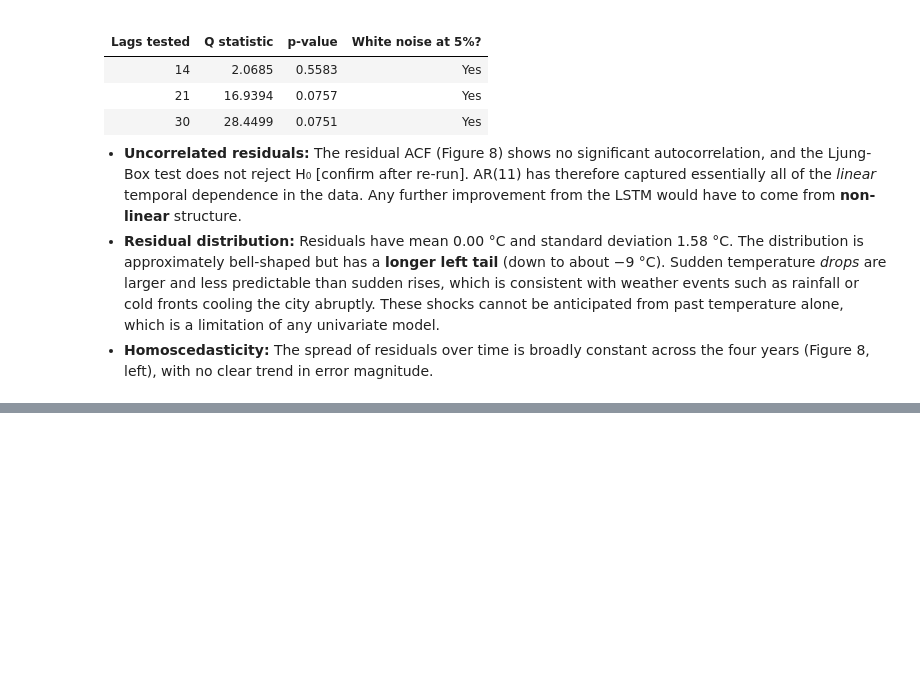
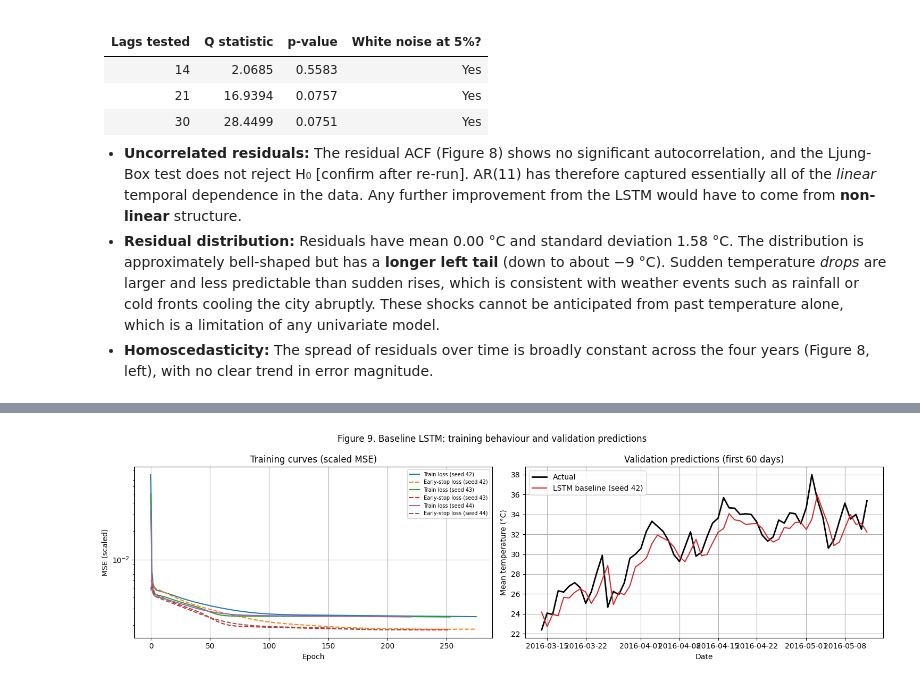
Before and after one commit to JoshuaOhYQ/Graded_Lab_3_Sequential_Data_Prediction, a Jupyter notebook: sequential-data-prediction.ipynb, the cells around one changed output, grey strips where cells are left out. Saved outputs shown, nothing was run; the diff lists cells and outputs as text; code cells hidden in the pictures; blank space fills up the shorter version.

Commit message:
LSTM implementation

```diff
--- a/sequential-data-prediction.ipynb
+++ b/sequential-data-prediction.ipynb
@@ -992,0 +1086,13 @@ freedom adjusted for the 11 estimated AR coefficients)
+# %%
+# To run the LSTM (main)
+BASELINE_CFG = {'seq_len': 14, 'units': 50, 'n_layers': 1, 'dropout': 0.0,
+                'lr': 1e-3, 'batch_size': 32}
+
+base_summary, base_per_seed, base_preds, base_infos = evaluate_config(
+    BASELINE_CFG, y_tr, y_val, 'LSTM baseline')
+
+# Display summary
+display(base_per_seed.round(3))
+print(f"Baseline LSTM validation RMSE: {base_summary['RMSE (°C) mean']:.3f} "
+      f"± {base_summary['RMSE (°C) std']:.3f} °C  |  parameters: {base_summary['params']}")
+print(f"Reference: persistence 1.662 °C | AR(11) 1.575 °C")
@@ -992,0 +1106,28 @@ freedom adjusted for the 11 estimated AR coefficients)
+# %%
+# Visualization on the training curve and also validation predictions
+fig, axes = plt.subplots(1, 2, figsize=(15, 4.5))
+
+# Loss curves for each seed
+for s, info in zip(SEEDS, base_infos):
+    axes[0].plot(info['history']['loss'],     label=f'Train loss (seed {s})')
+    axes[0].plot(info['history']['val_loss'], linestyle='--', label=f'Early-stop loss (seed {s})')
+axes[0].set_title('Training curves (scaled MSE)')
+axes[0].set_xlabel('Epoch')
+axes[0].set_ylabel('MSE (scaled)')
+axes[0].set_yscale('log')
+axes[0].legend(fontsize=7)
+
+# Validation predictions (first 60 days)
+zoom = slice(0, 60)
+axes[1].plot(y_val.index[zoom], y_val.iloc[zoom], color='black', linewidth=2, label='Actual')
+axes[1].plot(y_val.index[zoom], base_preds[0].iloc[zoom], color='tab:red', label='LSTM baseline (seed 42)')
+axes[1].set_title('Validation predictions (first 60 days)')
+axes[1].set_xlabel('Date')
+axes[1].set_ylabel('Mean temperature (°C)')
+axes[1].legend()
+
+plt.suptitle('Figure 9. Baseline LSTM: training behaviour and validation predictions')
+plt.tight_layout()
+plt.show()
+# %% [output]
+[figure, added]
```
Also changed, not shown: parts of 14 cells of this notebook.
